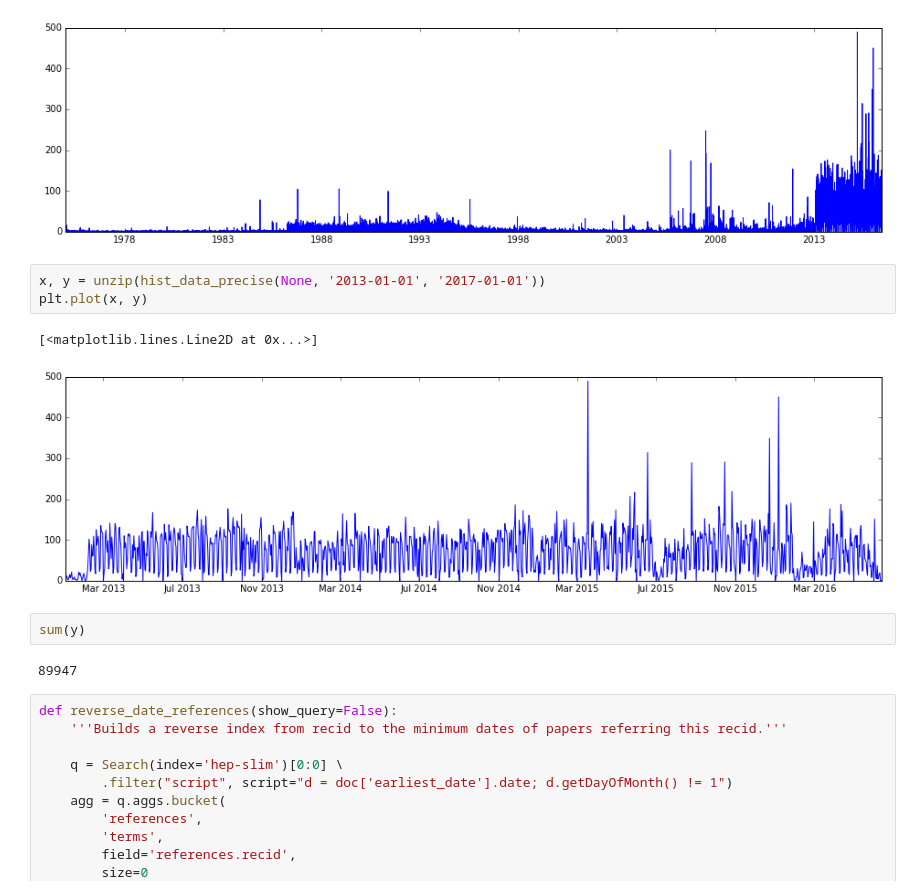
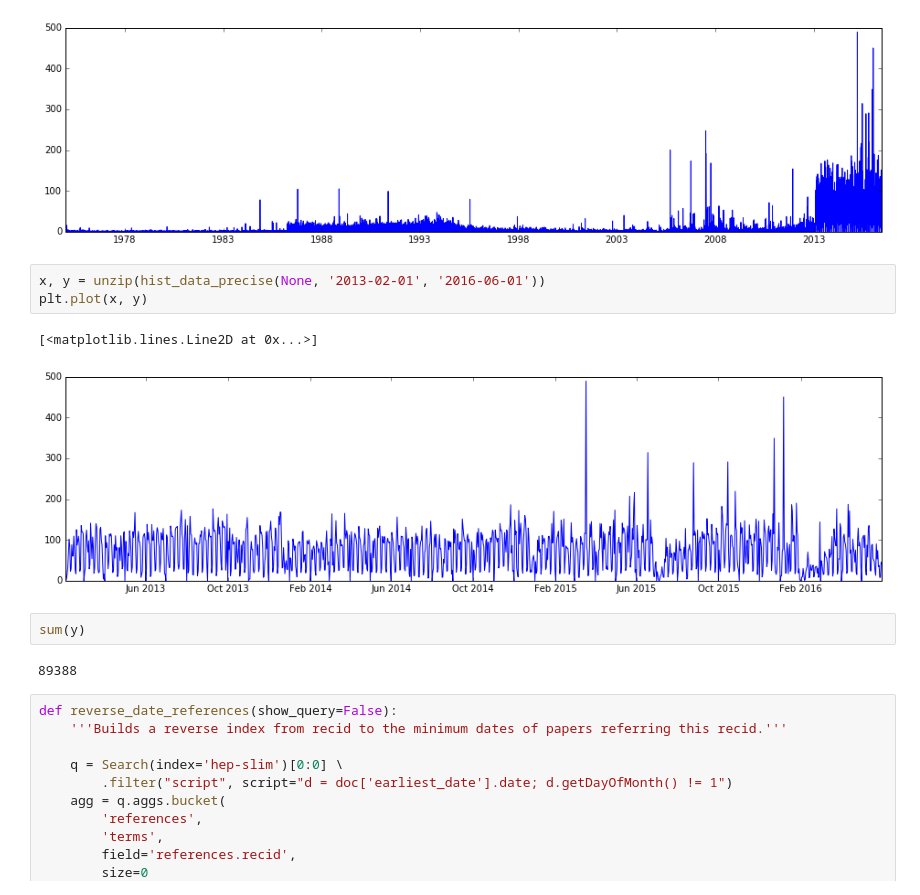
Before and after one commit to inspirehep/invenio-trends, a Jupyter notebook: research/TemporalPrecision.ipynb, the cells around one changed output. Cells and saved outputs as stored; diff of their text form.

```diff
--- a/research/TemporalPrecision.ipynb
+++ b/research/TemporalPrecision.ipynb
@@ -37,15 +37,15 @@ plt.plot(x, y)
 [<matplotlib.lines.Line2D at 0x...>]
 [figure]
 # %%
-x, y = unzip(hist_data_precise(None, '2013-01-01', '2017-01-01'))
+x, y = unzip(hist_data_precise(None, '2013-02-01', '2016-06-01'))
 plt.plot(x, y)
 # %% [output]
 [<matplotlib.lines.Line2D at 0x...>]
-[figure, old version]
+[figure, new version]
 # %%
 sum(y)
 # %% [output]
-89947
+89388
 # %%
 def reverse_date_references(show_query=False):
     '''Builds a reverse index from recid to the minimum dates of papers referring this recid.'''
```
Also changed, not shown: parts of 21 cells of this notebook, 1 other file.
